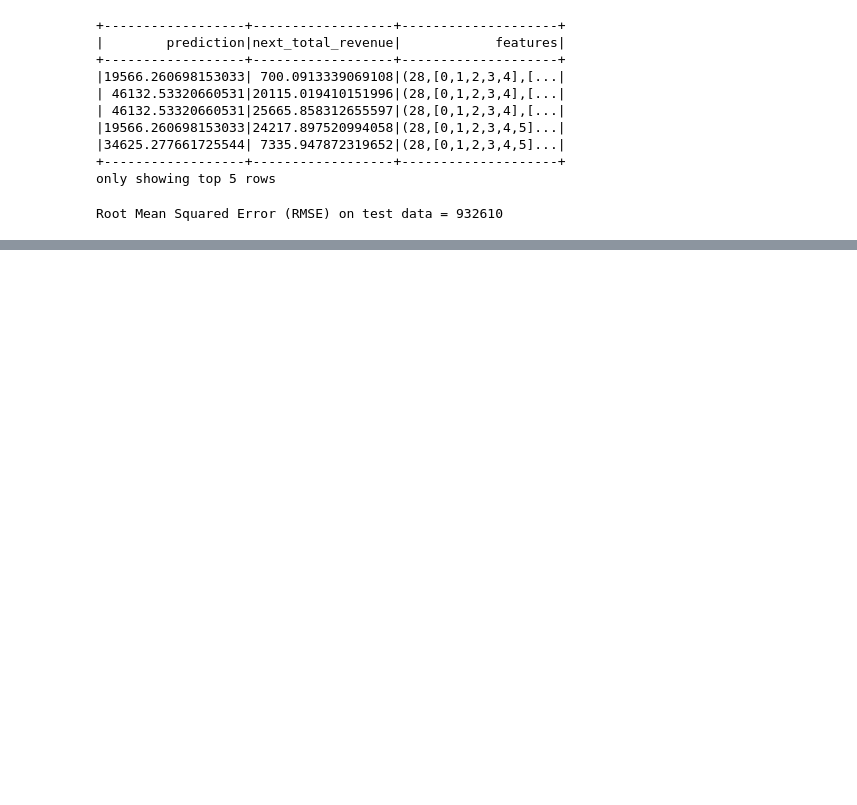
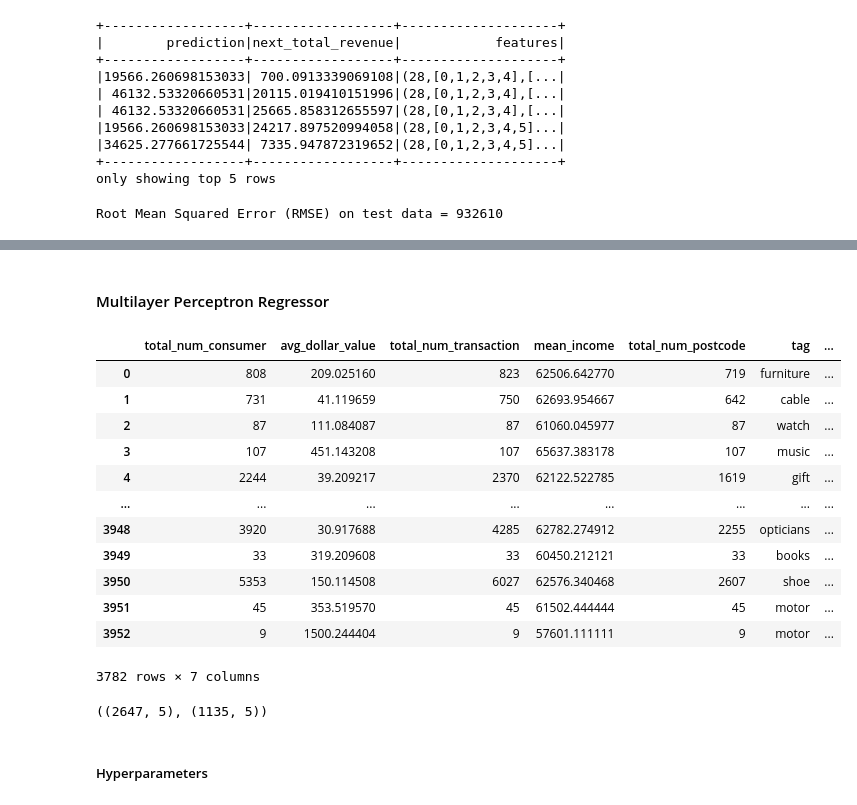
Before and after one commit to MAST30034-Applied-Data-Science/generic-buy-now-pay-later-project-group-14, a Jupyter notebook: models/predict_revenue.ipynb, the cells around one changed output, grey strips where cells are left out. Cells and saved outputs as stored; diff of their text form; code cells hidden in the pictures; blank space fills up the shorter version.

```diff
--- a/models/predict_revenue.ipynb
+++ b/models/predict_revenue.ipynb
@@ -437,0 +406,2 @@ only showing top 20 rows
+# %% [markdown]
+#### Multilayer Perceptron Regressor
@@ -437,0 +414,17 @@ only showing top 20 rows
+# %%
+revenue_pd = revenue_df.toPandas().dropna()
+revenue_pd
+# %% [output]
+|  | total_num_consumer | avg_dollar_value | total_num_transaction | mean_income | total_num_postcode | tag | ... |
+| 0 | 808 | 209.025160 | 823 | 62506.642770 | 719 | furniture | ... |
+| 1 | 731 | 41.119659 | 750 | 62693.954667 | 642 | cable | ... |
+| 2 | 87 | 111.084087 | 87 | 61060.045977 | 87 | watch | ... |
+| 3 | 107 | 451.143208 | 107 | 65637.383178 | 107 | music | ... |
+| 4 | 2244 | 39.209217 | 2370 | 62122.522785 | 1619 | gift | ... |
+| ... | ... | ... | ... | ... | ... | ... | ... |
+| 3948 | 3920 | 30.917688 | 4285 | 62782.274912 | 2255 | opticians | ... |
+| 3949 | 33 | 319.209608 | 33 | 60450.212121 | 33 | books | ... |
+| 3950 | 5353 | 150.114508 | 6027 | 62576.340468 | 2607 | shoe | ... |
+| 3951 | 45 | 353.519570 | 45 | 61502.444444 | 45 | motor | ... |
+| 3952 | 9 | 1500.244404 | 9 | 57601.111111 | 9 | motor | ... |
+3782 rows × 7 columns
@@ -437,0 +437,10 @@ only showing top 20 rows
+# %%
+# scale train and test dataset in order to be standard normally distributed with zero mean
+sc_X = StandardScaler()
+X_trainscaled=sc_X.fit_transform(X_train)
+X_testscaled=sc_X.transform(X_test)
+X_trainscaled.shape, X_testscaled.shape
+# %% [output]
+((2647, 5), (1135, 5))
+# %% [markdown]
+##### Hyperparameters
```
Also changed, not shown: parts of 24 cells of this notebook.
